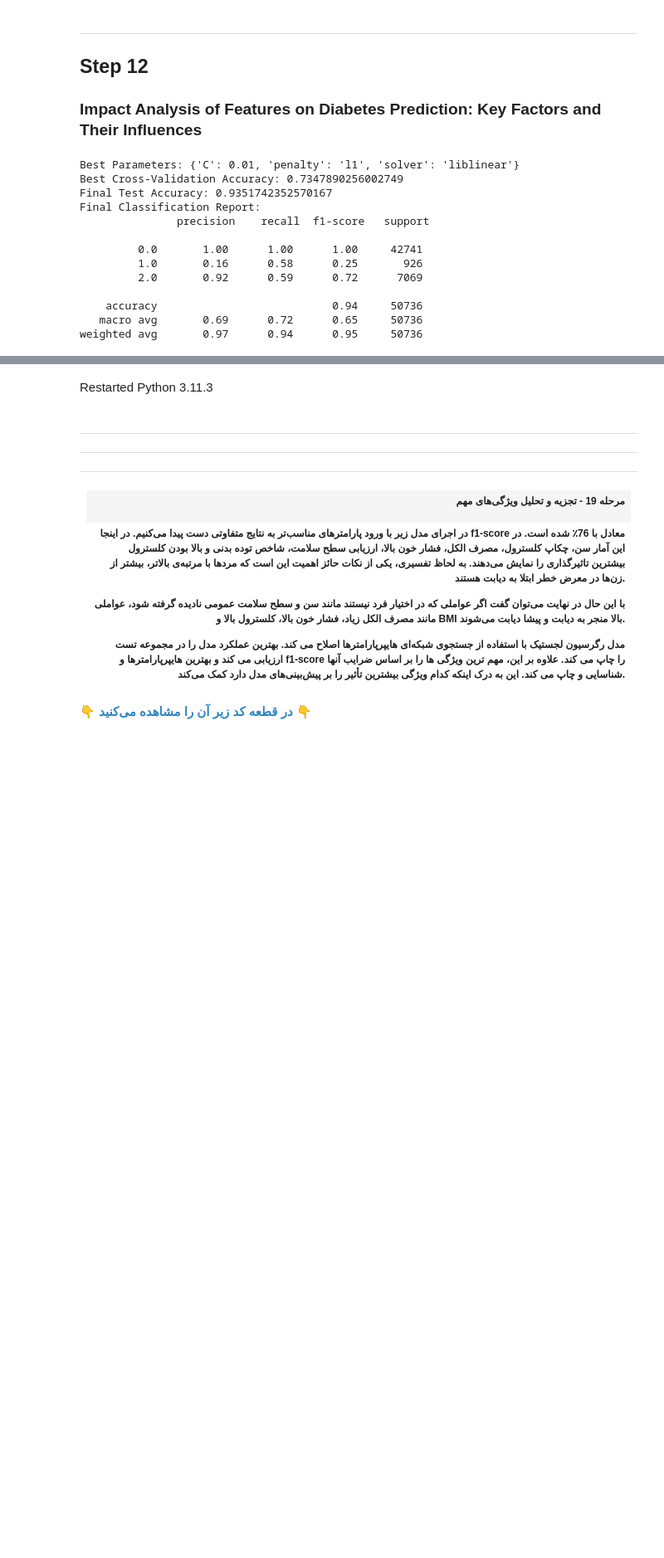
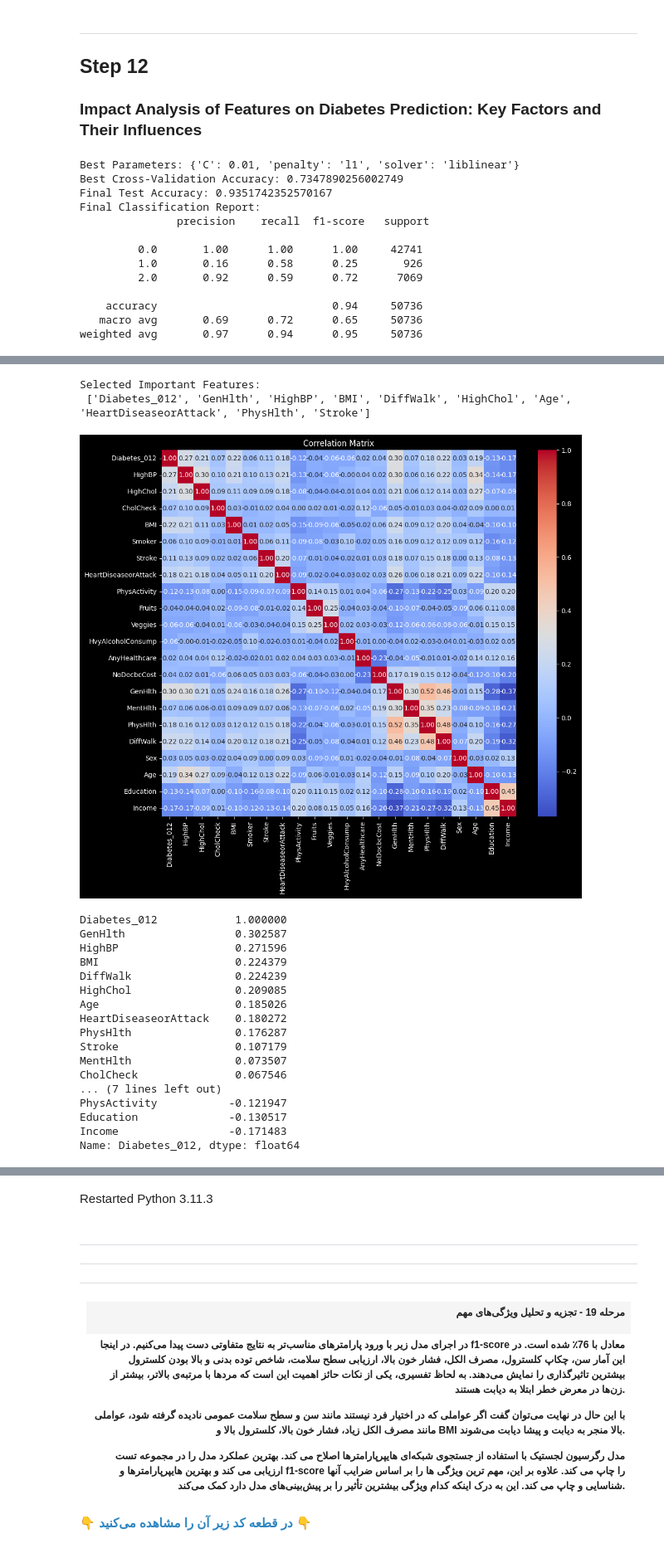
Before and after one commit to imsalione/Diabetes, a Jupyter notebook: diabetes.ipynb, the cells around one changed output, grey strips where cells are left out. Shown at 83% size. Cells and saved outputs as stored; diff of their text form; code cells hidden in the pictures; blank space fills up the shorter version.

```diff
--- a/diabetes.ipynb
+++ b/diabetes.ipynb
@@ -765,0 +551,46 @@ NameError: name 'MinMaxScaler' is not defined
+# %%
+# Select features with a correlation higher than a threshold value (e.g., 0.1)
+important_features = target_correlation[target_correlation > 0.1].index.tolist()
+
+# Create a new DataFrame with the important features
+df_important = df[important_features]
+
+print("Selected Important Features:\n", important_features)
+# %% [output]
+Selected Important Features:
+ ['Diabetes_012', 'GenHlth', 'HighBP', 'BMI', 'DiffWalk', 'HighChol', 'Age', 'HeartDiseaseorAttack', 'PhysHlth', 'Stroke']
+# %%
+import seaborn as sns
+import matplotlib.pyplot as plt
+
+# Calculate the correlation matrix
+correlation_matrix = df.corr()
+
+# Plot a heatmap to show the correlation between features
+plt.figure(figsize=(12, 10))
+sns.heatmap(correlation_matrix, annot=True, fmt='.2f', cmap='coolwarm')
+plt.title('Correlation Matrix')
+plt.show()
+
+# Display the correlation of features with the target variable
+target_correlation = correlation_matrix['Diabetes_012'].sort_values(ascending=False)
+target_correlation
+# %% [output]
+[figure, added]
+Diabetes_012            1.000000
+GenHlth                 0.302587
+HighBP                  0.271596
+BMI                     0.224379
+DiffWalk                0.224239
+HighChol                0.209085
+Age                     0.185026
+HeartDiseaseorAttack    0.180272
+PhysHlth                0.176287
+Stroke                  0.107179
+MentHlth                0.073507
+CholCheck               0.067546
+... (7 lines left out)
+PhysActivity           -0.121947
+Education              -0.130517
+Income                 -0.171483
+Name: Diabetes_012, dtype: float64
```
Also changed, not shown: parts of 5 cells of this notebook.
